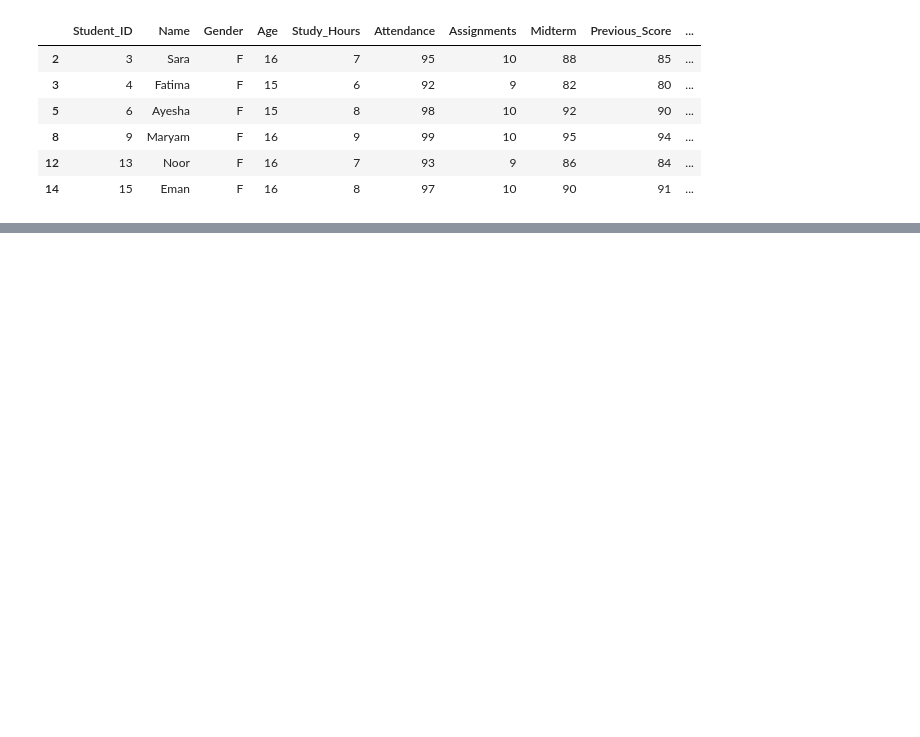
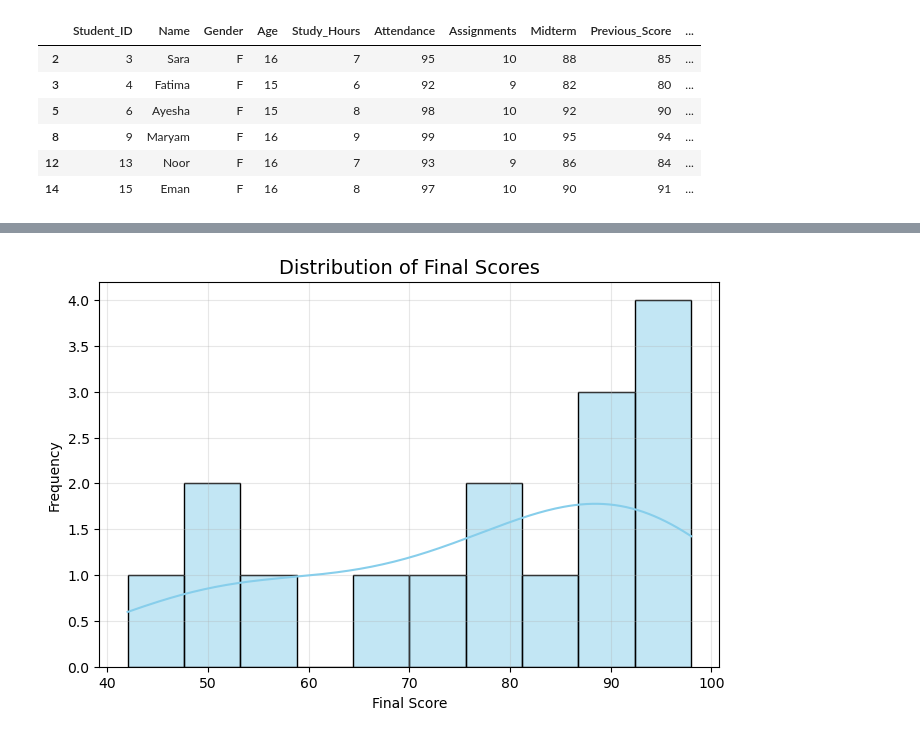
Before and after one commit to mubashair/Student_Exam_Score_Analysis, a Jupyter notebook: notebooks/02_data_cleaning_eda.ipynb, the cells around one changed output, grey strips where cells are left out. Saved outputs shown, nothing was run; the diff lists cells and outputs as text; code cells hidden in the pictures; blank space fills up the shorter version.

```diff
--- a/notebooks/02_data_cleaning_eda.ipynb
+++ b/notebooks/02_data_cleaning_eda.ipynb
@@ -239,0 +332,13 @@ df.select_dtypes(
+# %%
+#1. Distribution of Final Scores (Histogram + KDE)
+plt.figure(figsize=(8,5))
+sns.histplot(df['Final'], kde=True, bins=10, color='skyblue')
+plt.title('Distribution of Final Scores', fontsize=14)
+plt.xlabel('Final Score')
+plt.ylabel('Frequency')
+plt.grid(alpha=0.3)
+plt.show()
+# Insight: Visualises the spread and central tendency of final grades.
+# Helps identify if scores are skewed or roughly normal.
+# %% [output]
+[figure, added]
```
Also changed, not shown: parts of 25 cells of this notebook, 3 other files.
